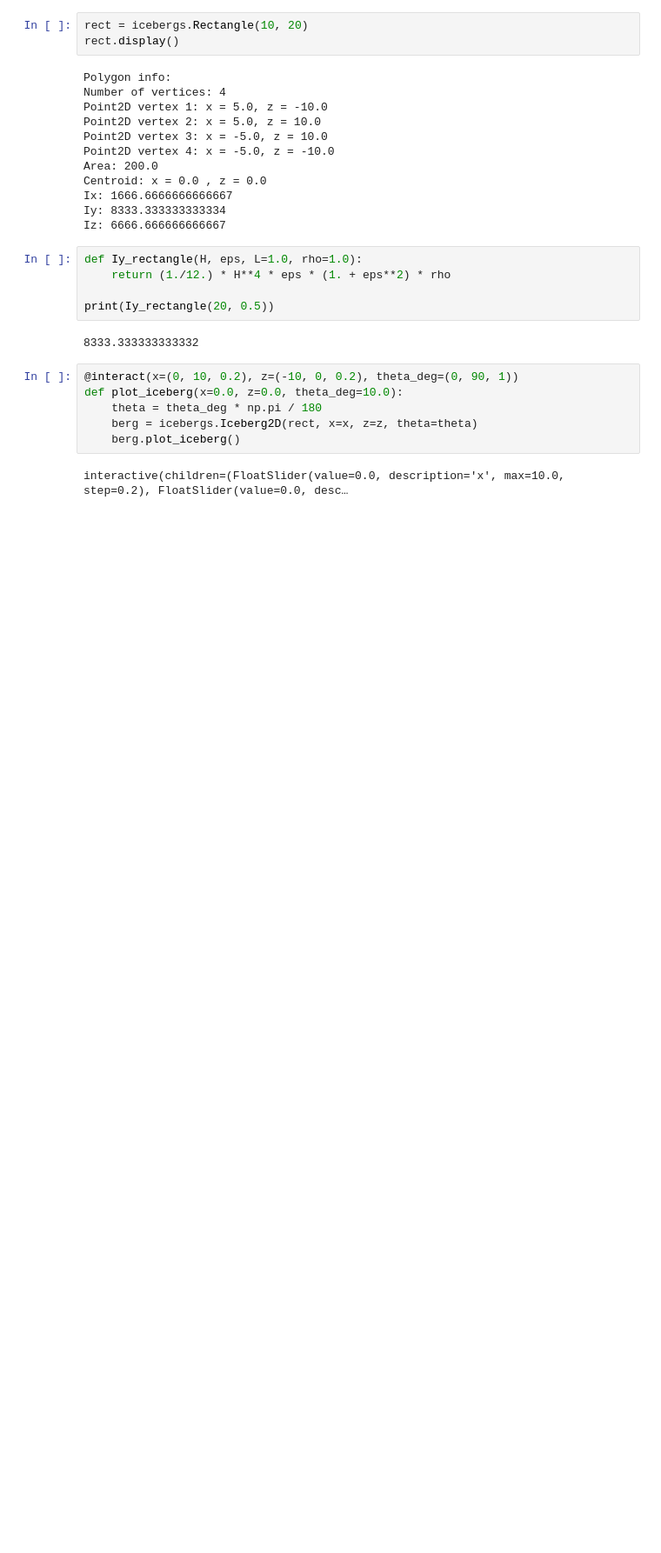
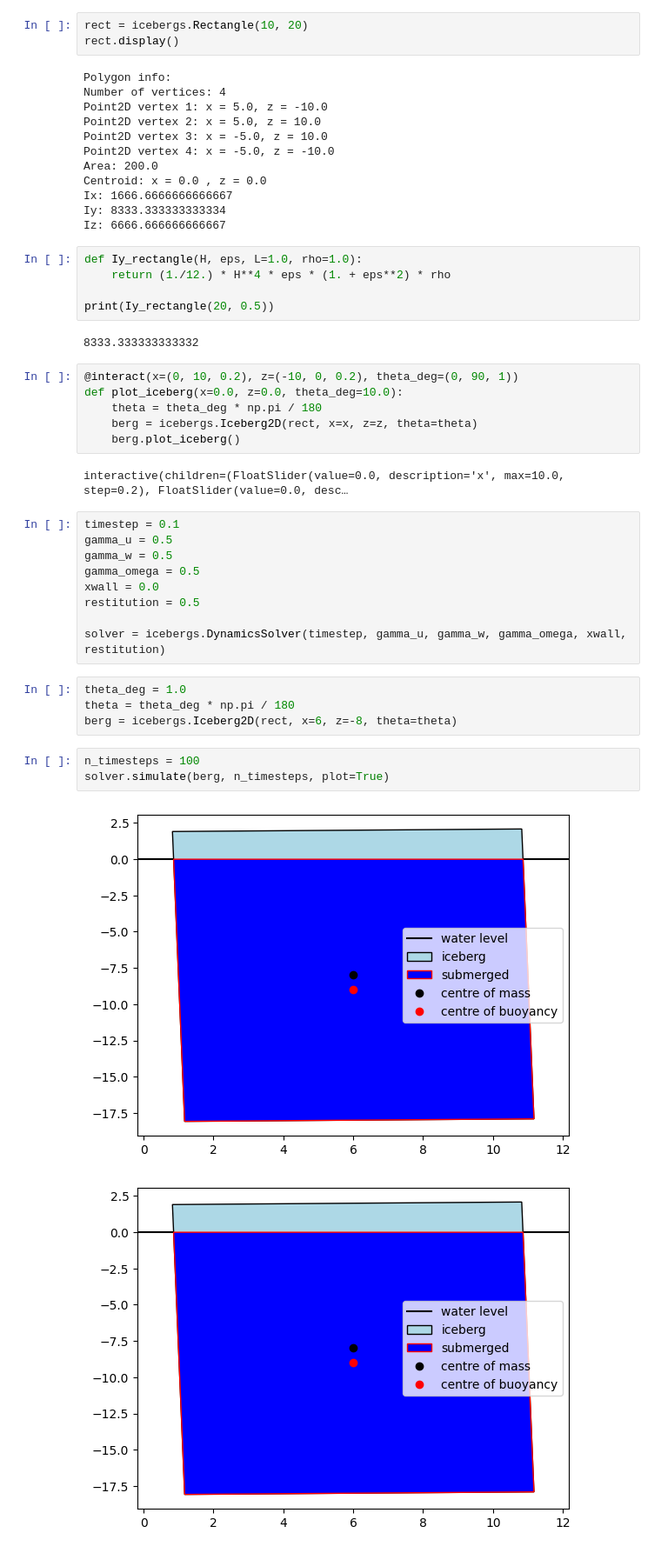
Before and after one commit to oscarjtg/icebergs, a Jupyter notebook: demo.ipynb, the cells around one changed output. Shown at 87% size. Cells and saved outputs as stored; diff of their text form; blank space fills up the shorter version.

```diff
--- a/demo.ipynb
+++ b/demo.ipynb
@@ -33,3 +33,22 @@ def plot_iceberg(x=0.0, z=0.0, theta_deg=10.0):
     berg.plot_iceberg()
 # %% [output]
 interactive(children=(FloatSlider(value=0.0, description='x', max=10.0, step=0.2), FloatSlider(value=0.0, desc…
+# %%
+timestep = 0.1
+gamma_u = 0.5
+gamma_w = 0.5
+gamma_omega = 0.5
+xwall = 0.0
+restitution = 0.5
+
+solver = icebergs.DynamicsSolver(timestep, gamma_u, gamma_w, gamma_omega, xwall, restitution)
+# %%
+theta_deg = 1.0
+theta = theta_deg * np.pi / 180
+berg = icebergs.Iceberg2D(rect, x=6, z=-8, theta=theta)
+# %%
+n_timesteps = 100
+solver.simulate(berg, n_timesteps, plot=True)
+# %% [output]
+[figure, added]
+[figure, added]
```
Also changed, not shown: parts of 1 cell of this notebook, 1 other file.
